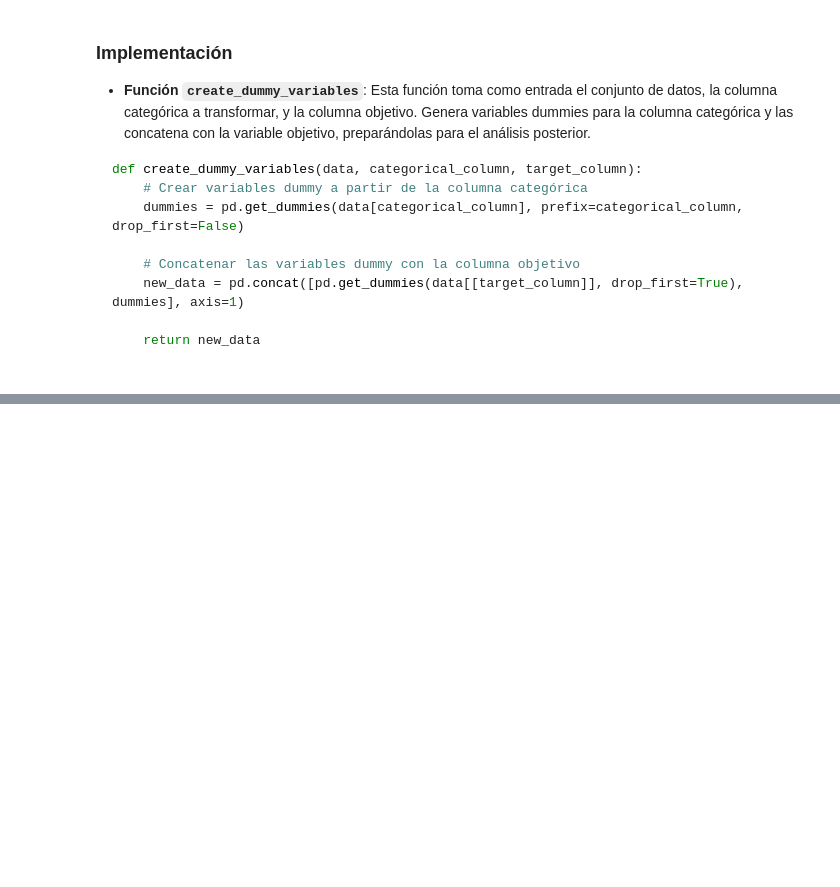
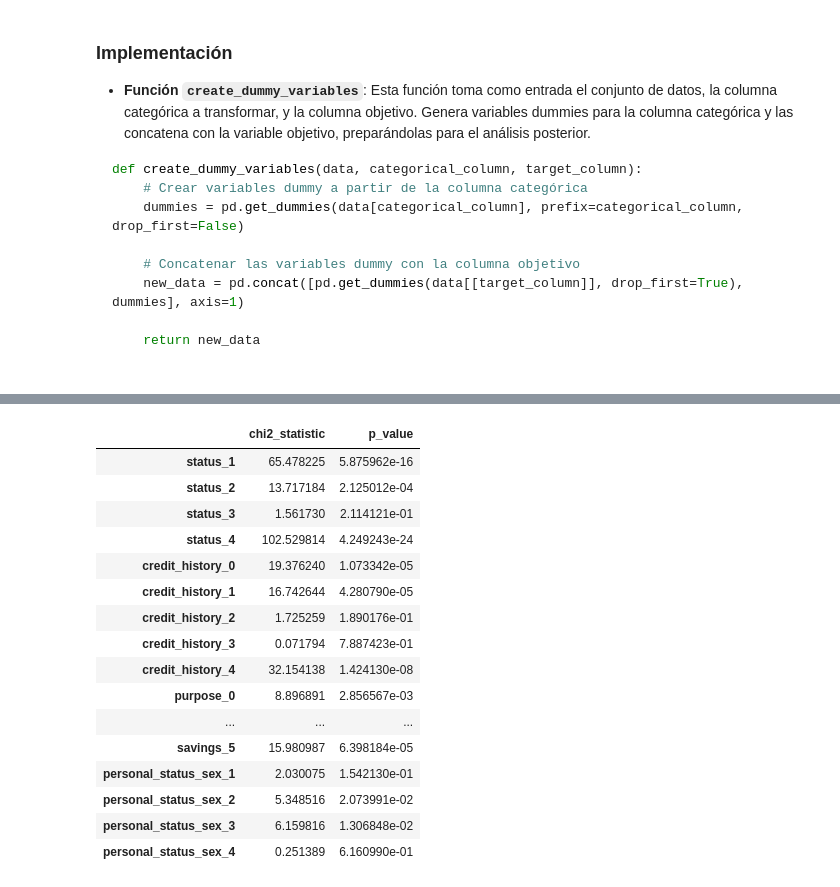
Before and after one commit to victorarmandolezama/south-german-credit, a Jupyter notebook: EDA.ipynb, the cells around one changed output, grey strips where cells are left out. Saved outputs shown, nothing was run; the diff lists cells and outputs as text; code cells hidden in the pictures; blank space fills up the shorter version.

```diff
--- a/EDA.ipynb
+++ b/EDA.ipynb
@@ -279,0 +302,35 @@ chi_squared_test(dummy_job_data, 'credit_risk_1')
+# %%
+dummy_status_data = create_dummy_variables(data, 'status', 'credit_risk')
+dummy_credit_history_data = create_dummy_variables(data, 'credit_history', 'credit_risk')
+dummy_purpose_data = create_dummy_variables(data, 'purpose', 'credit_risk')
+dummy_savings_data = create_dummy_variables(data, 'savings', 'credit_risk')
+dummy_personal_status_sex_data = create_dummy_variables(data, 'personal_status_sex', 'credit_risk')
+chi_squared_df = pd.DataFrame.from_dict(
+    {
+        **chi_squared_test(dummy_status_data, 'credit_risk_1'),
+        **chi_squared_test(dummy_credit_history_data, 'credit_risk_1'),
+        **chi_squared_test(dummy_purpose_data, 'credit_risk_1'),
+        **chi_squared_test(dummy_savings_data, 'credit_risk_1'),
+        **chi_squared_test(dummy_personal_status_sex_data, 'credit_risk_1'),
+
+     },
+    orient='index')
+chi_squared_df
+# %% [output]
+|  | chi2_statistic | p_value |
+| status_1 | 65.478225 | 5.875962e-16 |
+| status_2 | 13.717184 | 2.125012e-04 |
+| status_3 | 1.561730 | 2.114121e-01 |
+| status_4 | 102.529814 | 4.249243e-24 |
+| credit_history_0 | 19.376240 | 1.073342e-05 |
+| credit_history_1 | 16.742644 | 4.280790e-05 |
+| credit_history_2 | 1.725259 | 1.890176e-01 |
+| credit_history_3 | 0.071794 | 7.887423e-01 |
+| credit_history_4 | 32.154138 | 1.424130e-08 |
+| purpose_0 | 8.896891 | 2.856567e-03 |
+| ... | ... | ... |
+| savings_5 | 15.980987 | 6.398184e-05 |
+| personal_status_sex_1 | 2.030075 | 1.542130e-01 |
+| personal_status_sex_2 | 5.348516 | 2.073991e-02 |
+| personal_status_sex_3 | 6.159816 | 1.306848e-02 |
+| personal_status_sex_4 | 0.251389 | 6.160990e-01 |
```
Also changed, not shown: parts of 12 cells of this notebook.
